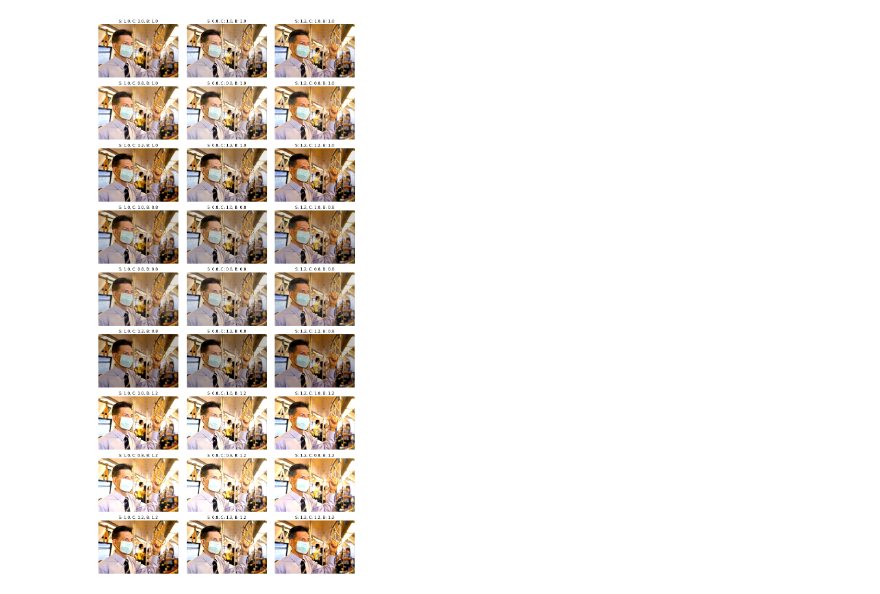
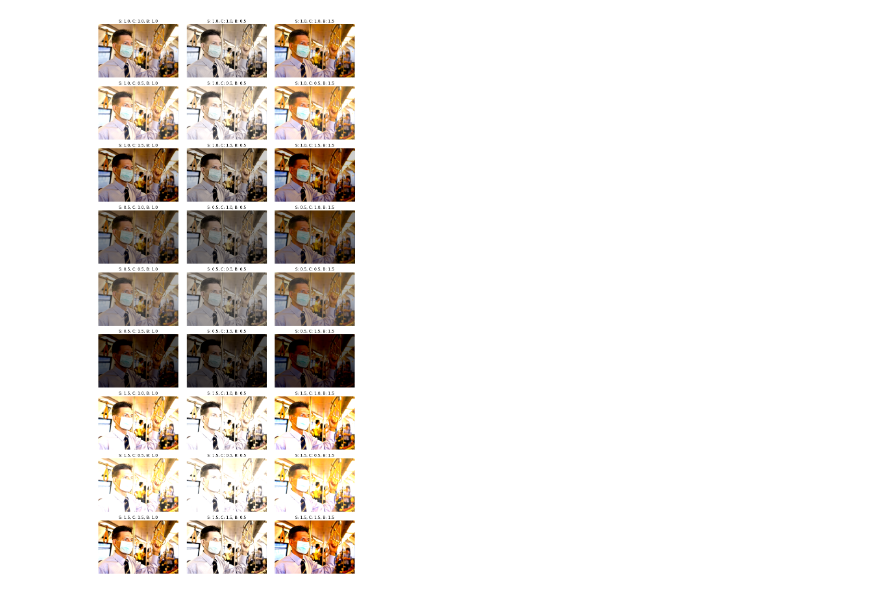
Before and after one commit to roginalddc22/FaceMaskDetectionClassification, a Jupyter notebook: Augmentation/Data_Augmentation.ipynb, the cells around one changed output. Drawn from its saved outputs; the diff is of its cells as text; code cells hidden in the pictures.

```diff
--- a/Augmentation/Data_Augmentation.ipynb
+++ b/Augmentation/Data_Augmentation.ipynb
@@ -5,32 +5,26 @@ import os, time, cv2
 # %%
-LEVELS     = np.array([1, 0.8, 1.2])
-NUM_ADJUST = len(LEVELS) ** 3
-
-# changes every image
-saturation = np.array([(1.0, x, 1.0) for x in LEVELS])
-# changes every 3 images
-contrast   = np.tile(np.repeat((1 - LEVELS) * 100, [3, 3, 3]), 3)
-# changes every 9 images
-brightness = np.repeat(LEVELS, [9, 9, 9])
+levels      = [ 1.0, 0.5, 1.5 ]
+adjustments = [ adj for adj in itertools.product(levels, levels, levels) ]
 
 def adjust_image(input_image):
-    (img_h, img_w, img_c) = input_image.shape
+    h, w, c = input_image.shape
+    images  = np.zeros((3 ** 3, h,w,c))
 
-    input_hsv = cv2.cvtColor(input_image, cv2.COLOR_RGB2HSV).astype(float)
-    adjusted  = np.tile(input_hsv, [NUM_ADJUST, 1, 1]).reshape((-1, 3))
+    for idx, (brightness, contrast, saturation) in enumerate(adjustments):
+        input_hsv  = cv2.cvtColor(input_image, cv2.COLOR_RGB2HSV).astype(float)
+        input_hsv *= np.array([ 1.0, saturation, 1.0 ])
 
-    adjusted *= np.tile(saturation.repeat(img_h * img_w, axis = 0), (9,1))
-    adjusted  = adjusted.reshape((NUM_ADJUST, img_h, img_w, img_c)).astype(np.uint8)
+        input_hsv[input_hsv > 255] = 255
+        input_hsv[input_hsv < 0]   = 0
 
-    for idx, img in enumerate(adjusted):
-        adjusted[idx] = cv2.cvtColor(adjusted[idx], cv2.COLOR_HSV2RGB)
+        input_rgb = cv2.cvtColor(input_hsv.astype(np.uint8), cv2.COLOR_HSV2RGB)
+        input_rgb = input_rgb * brightness + ((1-contrast) * 100)
 
-    adjusted = adjusted.reshape((NUM_ADJUST, -1)) * brightness[:,None] + contrast[:,None]
-    adjusted[adjusted > 255] = 255
-    adjusted[adjusted < 0]   = 0
+        input_rgb[input_rgb > 255] = 255
+        input_rgb[input_rgb < 0]   = 0
 
-    adjusted = adjusted.reshape((NUM_ADJUST, img_h, img_w, img_c)).astype(np.uint8)
-    return adjusted
+        images[idx] = input_rgb
+    return images.astype(np.uint8)
 # %%
 # For testing purposes
 IMG_DIR     = '../DatasetCleaning/Sortedface_with_mask'
@@ -50,9 +44,9 @@ for idx, img in enumerate(adjusted_imgs):
     plt_row  = idx // 3
     plt_col  = idx % 3
 
-    title = 'S: {}, C: {}, B: {}'.format(LEVELS[plt_col],
-                                         LEVELS[(idx // 3) % 3],
-                                         LEVELS[(plt_row // 3) % 3])
+    title = 'S: {}, C: {}, B: {}'.format(adjustments[idx][0],
+                                         adjustments[idx][1],
+                                         adjustments[idx][2])
     ax[plt_row, plt_col].set_title(title)
     ax[plt_row, plt_col].imshow(img)
     ax[plt_row, plt_col].axis('off')
@@ -66 +60 @@ Finished in 0.34 seconds
-[figure, old version]
+[figure, new version]
```
Also changed, not shown: parts of 2 cells of this notebook, 1 other file.
